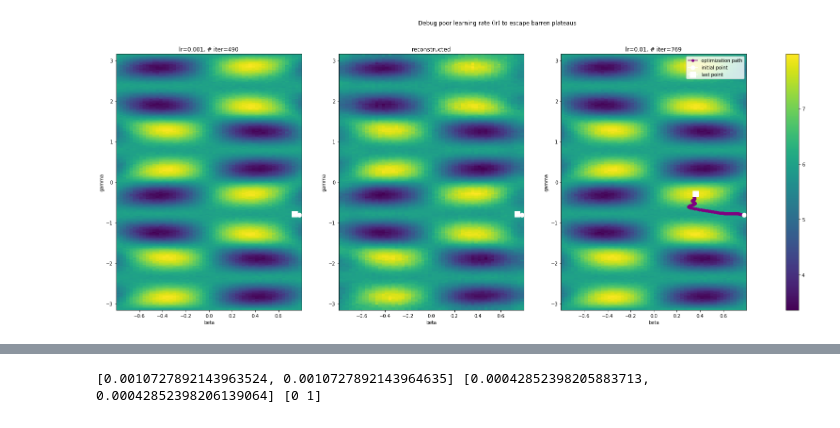
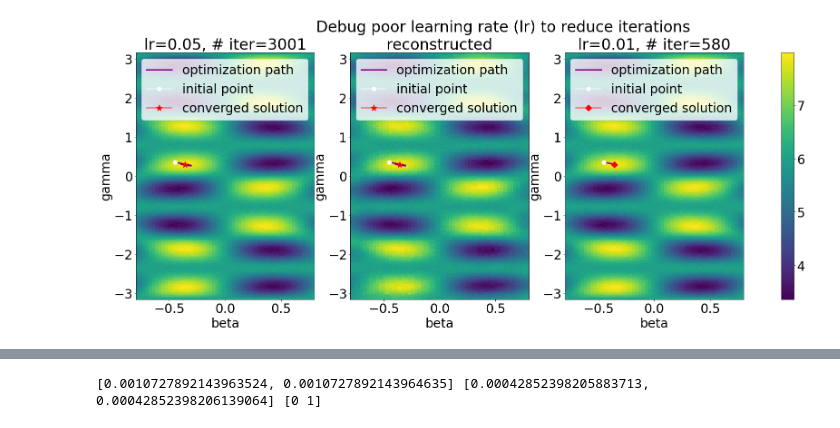
Before and after one commit to kunliu7/oscar, a Jupyter notebook: vis_figures_in_paper.ipynb, the cells around one changed output, grey strips where cells are left out. Drawn from its saved outputs; the diff is of its cells as text; code cells hidden in the pictures.

```diff
--- a/vis_figures_in_paper.ipynb
+++ b/vis_figures_in_paper.ipynb
@@ -26,7 +26,8 @@ def _vis_landscapes(
         save_path, # figure save path
         params_paths, # list of list of parameters correlated to landscapes
         recon_params_path_dict=None,
-        origin_params_path_dict=None
+        origin_params_path_dict=None,
+        converged_soln_markers=None,
     ):
 
     assert len(landscapes) == len(labels)
@@ -66,13 +67,27 @@ def _vis_landscapes(
                 xs.append(param[1])
                 ys.append(param[0])
 
-            axs[idx].plot(xs, ys, marker="o", color='purple', markersize=5, label="optimization path")
+            axs[idx].plot(xs, ys, linewidth=3, color='purple', label="optimization path")
             axs[idx].plot(xs[0], ys[0], marker="o", color='white', markersize=9, label="initial point")
-            axs[idx].plot(xs[-1], ys[-1], marker="s", color='white', markersize=12, label="last point")
 
+            if isinstance(converged_soln_markers, list):
+                marker = converged_soln_markers[idx]
+                if marker == '*':
+                    markersize = 15
+                elif marker == 'D':
+                    markersize = 10
+
+            else:
+                marker == '*'
+                markersize = 15
+
+            axs[idx].plot(xs[-1], ys[-1], marker=marker,
+                    color='red', markersize=markersize, label="converged solution")
+
+            axs[idx].legend()
 
     fig.colorbar(im, ax=[axs[i] for i in range(len(landscapes))])
-    plt.legend()
+    # plt.legend()
     fig.savefig(save_path, bbox_inches='tight')
     plt.show()
     plt.close('all')
@@ -79,37 +133,38 @@ def _vis_landscapes(
 # %%
-def vis_case1():
+def vis_case2():
 
     # derive origin full landscapes
     data_dir = "figs/cnt_opt_miti/2022-08-10_10:14:03/G40_nQ8_p1"
     data = np.load(f"{data_dir}/data.npz", allow_pickle=True)
     origin = data['origin'].tolist()
     full_range = data['full_range'].tolist()
 
     # derive reconstructed landscape
     recon_path = f"{data_dir}/2D_CS_recon.npz"
     recon = np.load(recon_path, allow_pickle=True)['recon'].tolist()
 
     # derive optimization paths
     opt_data1 = np.load(
-        "figs/cnt_opt_miti/2022-08-10_10:14:03/G40_nQ8_p1/use_cases/2022-10-08_14:32:14/use_case_data.npz",
+        "figs/cnt_opt_miti/2022-08-10_10:14:03/G40_nQ8_p1/use_cases/2022-10-08_00:15:41/use_case_data.npz",
         allow_pickle=True)
 
     opt_data2 = np.load(
-        "figs/cnt_opt_miti/2022-08-10_10:14:03/G40_nQ8_p1/use_cases/2022-10-08_14:31:06/use_case_data.npz",
+        "figs/cnt_opt_miti/2022-08-10_10:14:03/G40_nQ8_p1/use_cases/2022-10-08_00:11:49/use_case_data.npz",
         allow_pickle=True
     )
 
-    params_paths = [opt_data1['params_path'].tolist(), opt_data1['params_path'].tolist(), opt_data2['params_path']]
+    params_paths = [opt_data2['params_path'].tolist(), opt_data2['params_path'].tolist(), opt_data1['params_path']]
 
     _vis_landscapes(
         landscapes=[origin['unmitis'], recon['unmitis'], origin['unmitis']],
-        labels=["lr=0.001, # iter=490", "reconstructed", "lr=0.01, # iter=769"],
+        labels=["lr=0.05, # iter=3001", "reconstructed", "lr=0.01, # iter=580"],
         full_range=full_range,
         true_optima=None,
-        title="Debug poor learning rate (lr) to escape barren plateaus",
-        save_path="paper_figs/case1.png",
-        params_paths=params_paths
+        title="Debug poor learning rate (lr) to reduce iterations",
+        save_path="paper_figs/case2.png",
+        params_paths=params_paths,
+        converged_soln_markers=["*", "*", "D"]
     )
-vis_case1()
+vis_case2()
 # %% [output]
-[figure, old version]
+[figure, new version]
```
Also changed, not shown: parts of 5 cells of this notebook.
